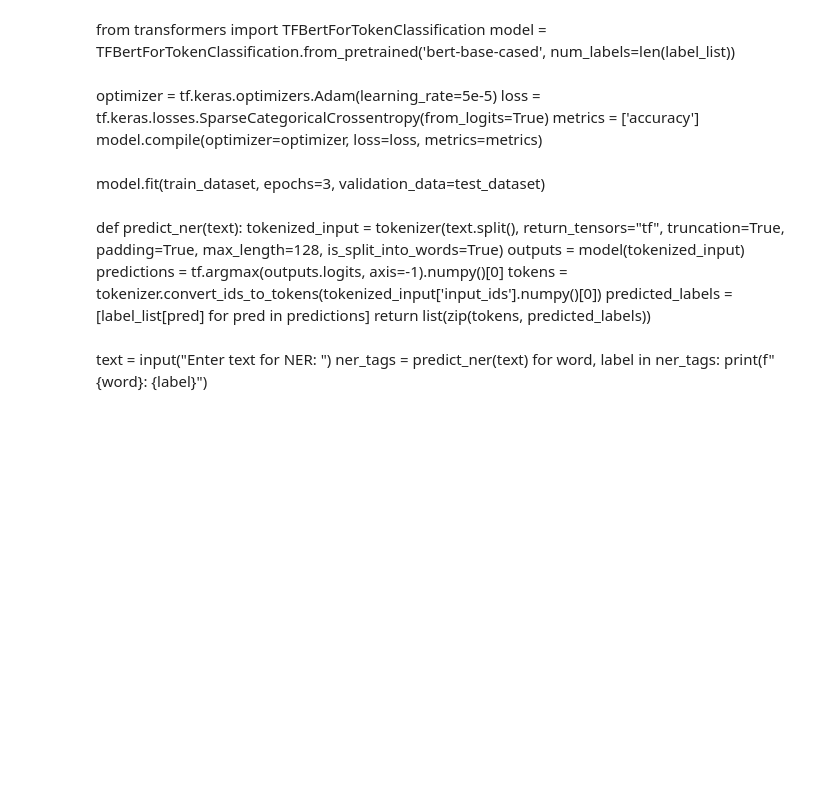
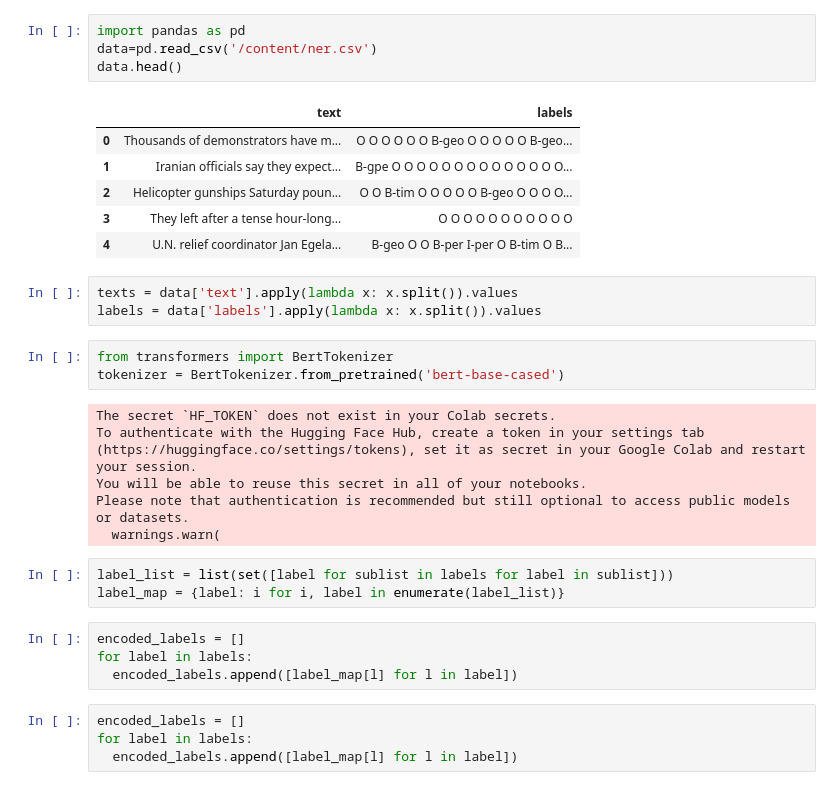
Before and after one commit to himanshuchrist/LLM, a Jupyter notebook: Himanshu_520_Lab5.ipynb, the cells around one changed output. Saved outputs shown, nothing was run; the diff lists cells and outputs as text; blank space fills up the shorter version.

```diff
--- a/Himanshu_520_Lab5.ipynb
+++ b/Himanshu_520_Lab5.ipynb
@@ -268,23 +3,34 @@ test_dataset = tf.data.Dataset.from_tensor_slices((
-# %% [markdown]
-from transformers import TFBertForTokenClassification
-model = TFBertForTokenClassification.from_pretrained('bert-base-cased', num_labels=len(label_list))
-# %% [markdown]
-optimizer = tf.keras.optimizers.Adam(learning_rate=5e-5)
-loss = tf.keras.losses.SparseCategoricalCrossentropy(from_logits=True)
-metrics = ['accuracy']
-model.compile(optimizer=optimizer, loss=loss, metrics=metrics)
-# %% [markdown]
-model.fit(train_dataset, epochs=3, validation_data=test_dataset)
-# %% [markdown]
-def predict_ner(text):
-    tokenized_input = tokenizer(text.split(), return_tensors="tf", truncation=True, padding=True, max_length=128, is_split_into_words=True)
-    outputs = model(tokenized_input)
-    predictions = tf.argmax(outputs.logits, axis=-1).numpy()[0]
-    tokens = tokenizer.convert_ids_to_tokens(tokenized_input['input_ids'].numpy()[0])
-    predicted_labels = [label_list[pred] for pred in predictions]
-    return list(zip(tokens, predicted_labels))
-# %% [markdown]
-text = input("Enter text for NER: ")
-ner_tags = predict_ner(text)
-for word, label in ner_tags:
-  print(f"{word}: {label}")
+# %%
+import pandas as pd
+data=pd.read_csv('/content/ner.csv')
+data.head()
+# %% [output]
+|  | text | labels |
+| 0 | Thousands of demonstrators have m... | O O O O O O B-geo O O O O O B-geo... |
+| 1 | Iranian officials say they expect... | B-gpe O O O O O O O O O O O O O O... |
+| 2 | Helicopter gunships Saturday poun... | O O B-tim O O O O O B-geo O O O O... |
+| 3 | They left after a tense hour-long... | O O O O O O O O O O O |
+| 4 | U.N. relief coordinator Jan Egela... | B-geo O O B-per I-per O B-tim O B... |
+# %%
+texts = data['text'].apply(lambda x: x.split()).values
+labels = data['labels'].apply(lambda x: x.split()).values
+# %%
+from transformers import BertTokenizer
+tokenizer = BertTokenizer.from_pretrained('bert-base-cased')
+# %% [output]
+The secret `HF_TOKEN` does not exist in your Colab secrets.
+To authenticate with the Hugging Face Hub, create a token in your settings tab (https://huggingface.co/settings/tokens), set it as secret in your Google Colab and restart your session.
+You will be able to reuse this secret in all of your notebooks.
+Please note that authentication is recommended but still optional to access public models or datasets.
+  warnings.warn(
+# %%
+label_list = list(set([label for sublist in labels for label in sublist]))
+label_map = {label: i for i, label in enumerate(label_list)}
+# %%
+encoded_labels = []
+for label in labels:
+  encoded_labels.append([label_map[l] for l in label])
+# %%
+encoded_labels = []
+for label in labels:
+  encoded_labels.append([label_map[l] for l in label])
```
Also changed, not shown: parts of 25 cells of this notebook.
